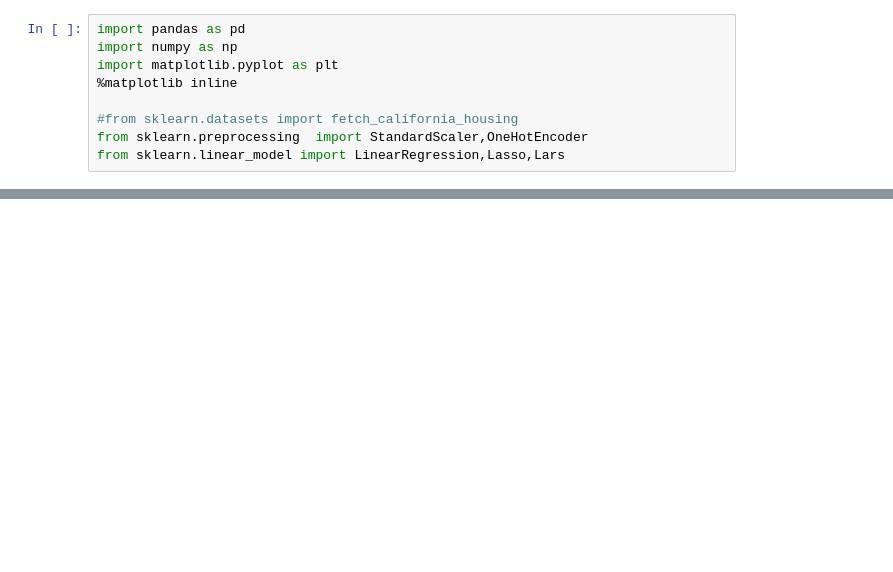
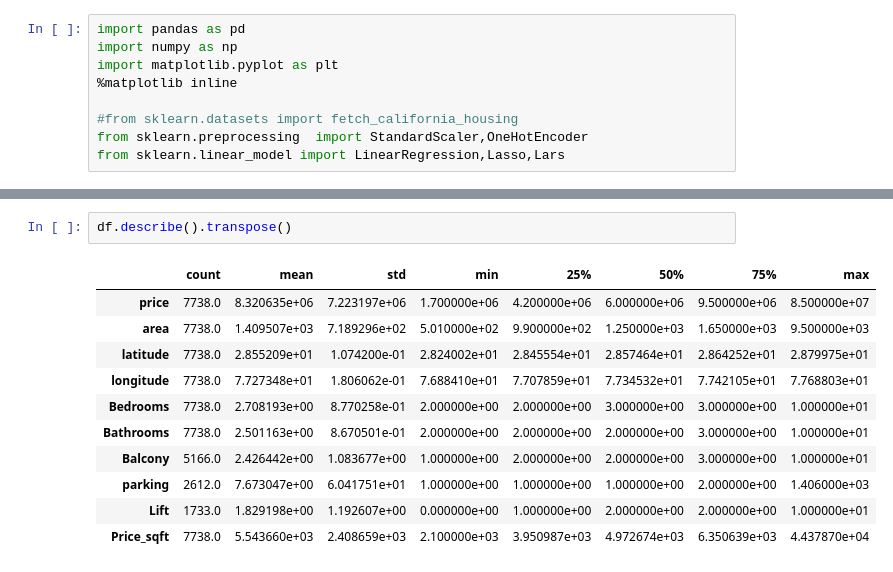
Before and after one commit to saptarshipal1/boston_house_pricing_regression, a Jupyter notebook: data/boston_housing_price.ipynb, the cells around one changed output, grey strips where cells are left out. Saved outputs shown, nothing was run; the diff lists cells and outputs as text; blank space fills up the shorter version.

```diff
--- a/data/boston_housing_price.ipynb
+++ b/data/boston_housing_price.ipynb
@@ -20,0 +59,14 @@ data.head()
+# %%
+df.describe().transpose()
+# %% [output]
+|  | count | mean | std | min | 25% | 50% | 75% | max |
+| price | 7738.0 | 8.320635e+06 | 7.223197e+06 | 1.700000e+06 | 4.200000e+06 | 6.000000e+06 | 9.500000e+06 | 8.500000e+07 |
+| area | 7738.0 | 1.409507e+03 | 7.189296e+02 | 5.010000e+02 | 9.900000e+02 | 1.250000e+03 | 1.650000e+03 | 9.500000e+03 |
+| latitude | 7738.0 | 2.855209e+01 | 1.074200e-01 | 2.824002e+01 | 2.845554e+01 | 2.857464e+01 | 2.864252e+01 | 2.879975e+01 |
+| longitude | 7738.0 | 7.727348e+01 | 1.806062e-01 | 7.688410e+01 | 7.707859e+01 | 7.734532e+01 | 7.742105e+01 | 7.768803e+01 |
+| Bedrooms | 7738.0 | 2.708193e+00 | 8.770258e-01 | 2.000000e+00 | 2.000000e+00 | 3.000000e+00 | 3.000000e+00 | 1.000000e+01 |
+| Bathrooms | 7738.0 | 2.501163e+00 | 8.670501e-01 | 2.000000e+00 | 2.000000e+00 | 2.000000e+00 | 3.000000e+00 | 1.000000e+01 |
+| Balcony | 5166.0 | 2.426442e+00 | 1.083677e+00 | 1.000000e+00 | 2.000000e+00 | 2.000000e+00 | 3.000000e+00 | 1.000000e+01 |
+| parking | 2612.0 | 7.673047e+00 | 6.041751e+01 | 1.000000e+00 | 1.000000e+00 | 1.000000e+00 | 2.000000e+00 | 1.406000e+03 |
+| Lift | 1733.0 | 1.829198e+00 | 1.192607e+00 | 0.000000e+00 | 1.000000e+00 | 2.000000e+00 | 2.000000e+00 | 1.000000e+01 |
+| Price_sqft | 7738.0 | 5.543660e+03 | 2.408659e+03 | 2.100000e+03 | 3.950987e+03 | 4.972674e+03 | 6.350639e+03 | 4.437870e+04 |
```
Also changed, not shown: parts of 12 cells of this notebook.
